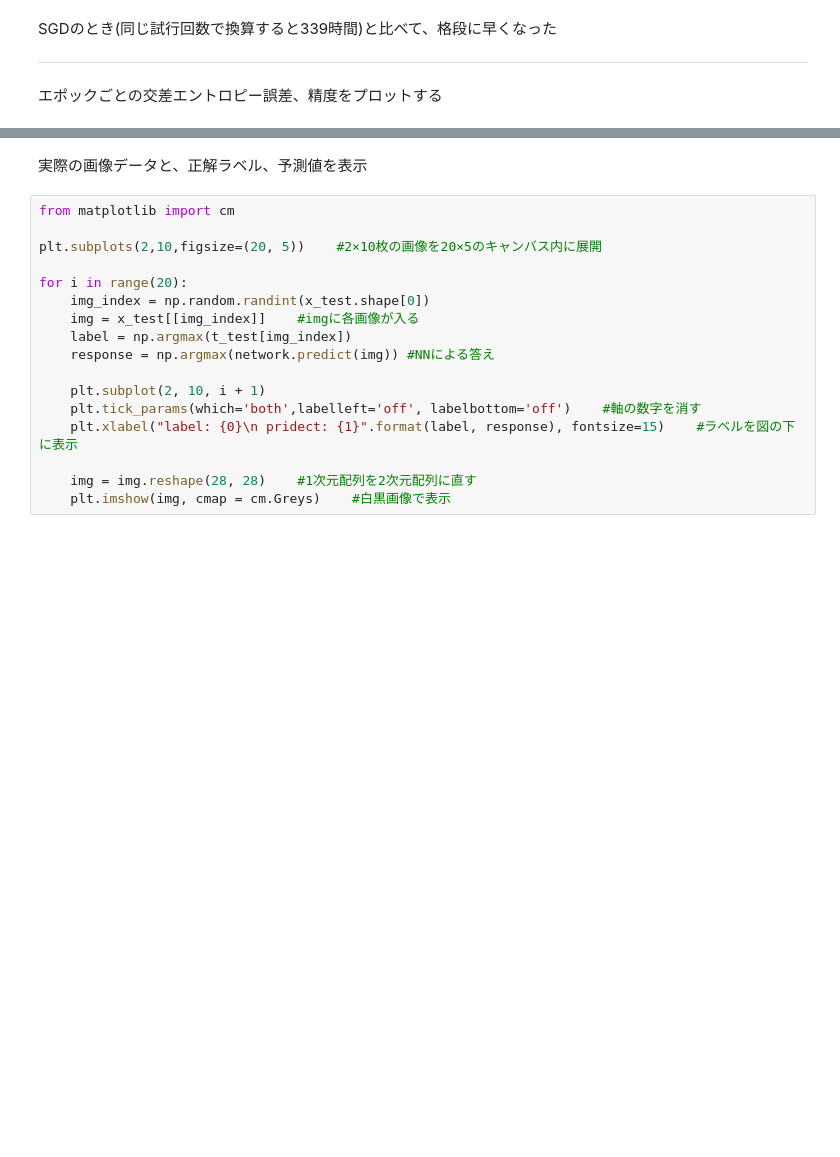
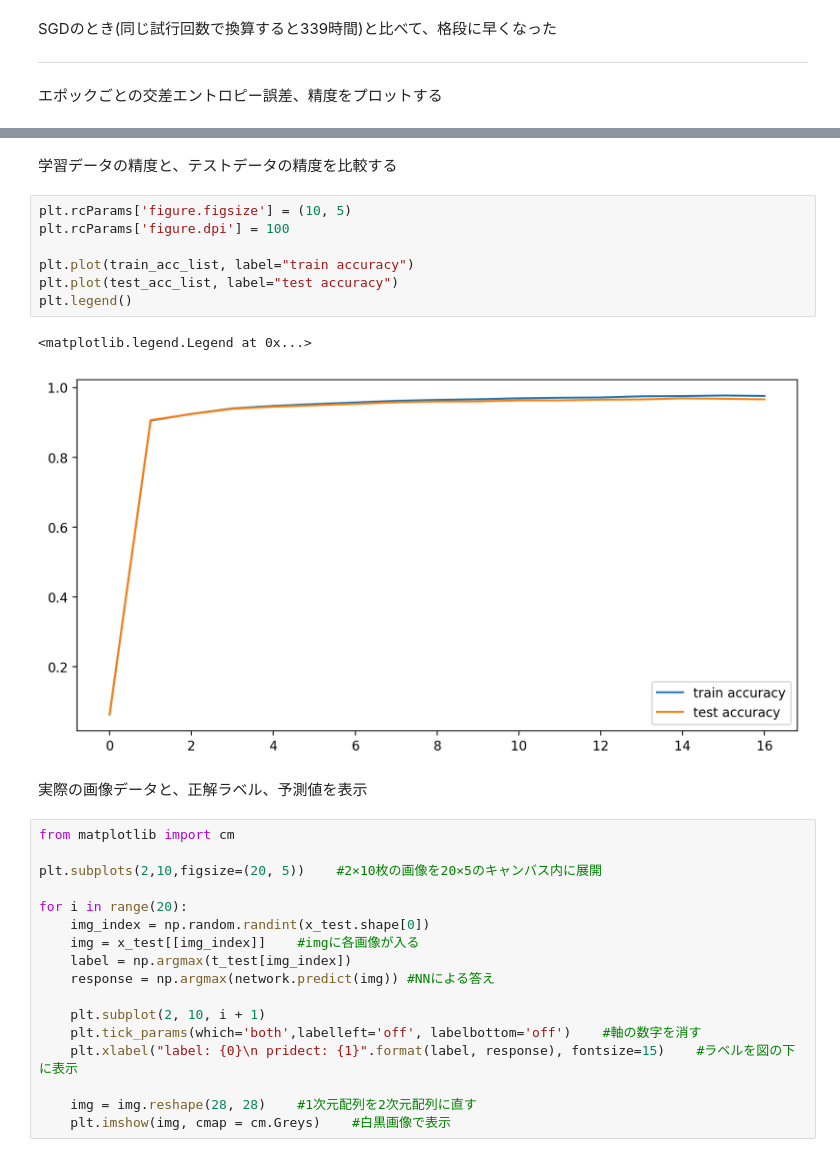
Before and after one commit to hiroshun/Practice_DeepLearning, a Jupyter notebook: ch5_back_propagation.ipynb, the cells around one changed output, grey strips where cells are left out. Drawn from its saved outputs; the diff is of its cells as text; blank space fills up the shorter version.

```diff
--- a/ch5_back_propagation.ipynb
+++ b/ch5_back_propagation.ipynb
@@ -352,3 +357,15 @@ plt.show()
+# %% [markdown]
+学習データの精度と、テストデータの精度を比較する
+# %%
+plt.rcParams['figure.figsize'] = (10, 5)
+plt.rcParams['figure.dpi'] = 100
+
+plt.plot(train_acc_list, label="train accuracy")
+plt.plot(test_acc_list, label="test accuracy")
+plt.legend()
+# %% [output]
+<matplotlib.legend.Legend at 0x...>
+[figure, added]
 # %% [markdown]
 実際の画像データと、正解ラベル、予測値を表示
 # %%
```
Also changed, not shown: parts of 6 cells of this notebook.
